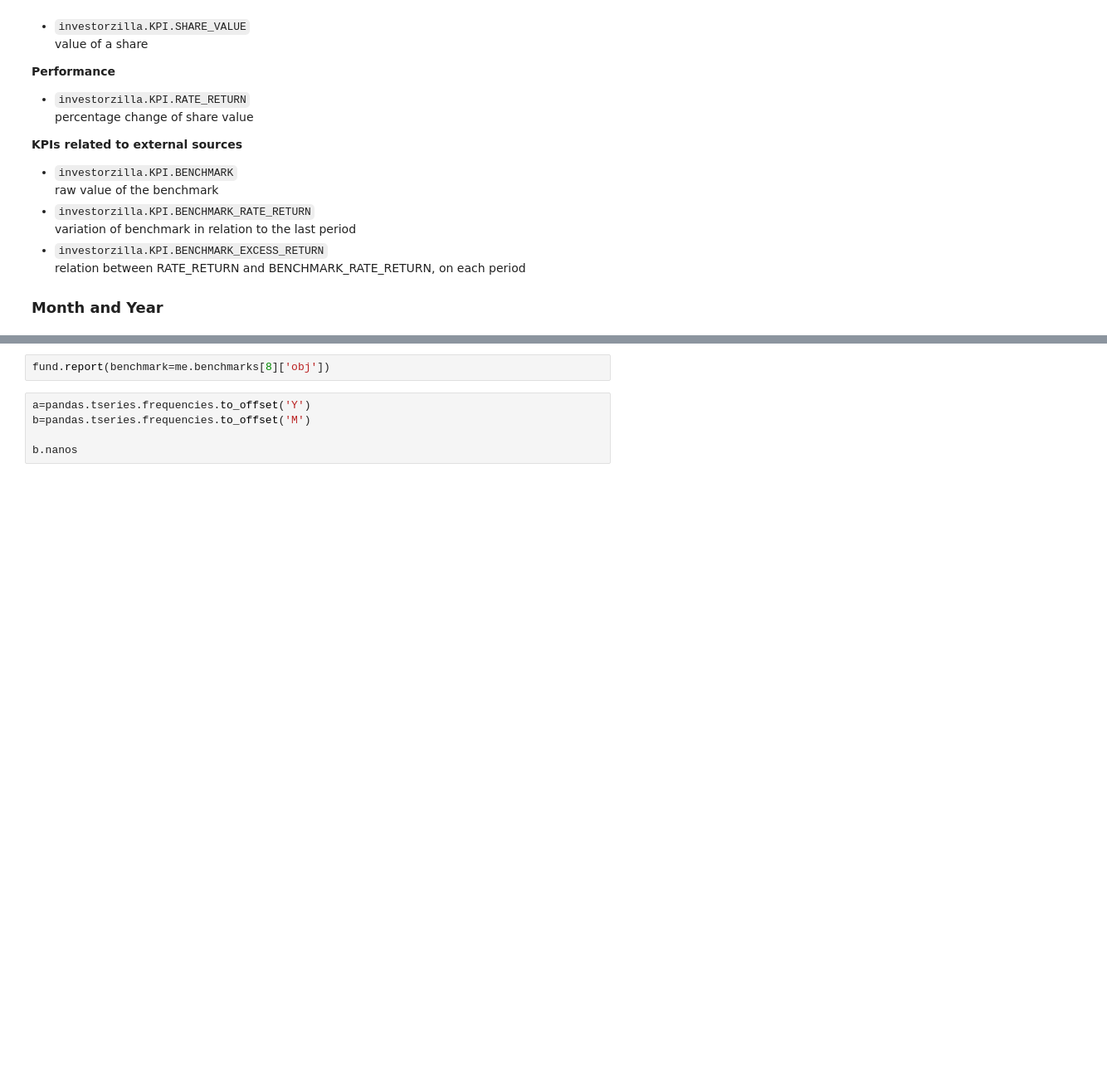
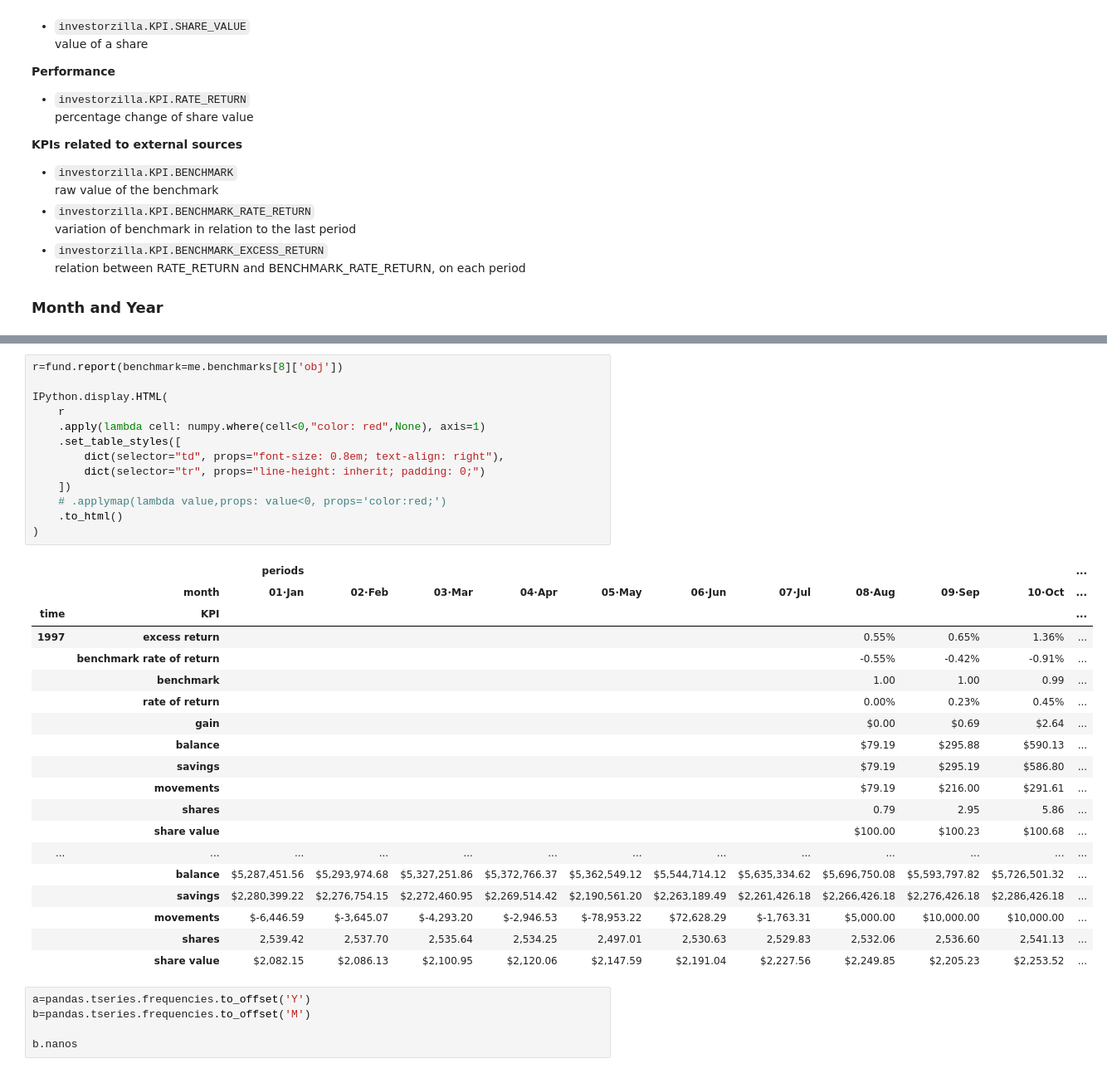
Before and after one commit to avibrazil/investorzilla, a Jupyter notebook: notebooks/investor.ipynb, the cells around one changed output, grey strips where cells are left out. Shown at 83% size. Saved outputs shown, nothing was run; the diff lists cells and outputs as text; blank space fills up the shorter version.

```diff
--- a/notebooks/investor.ipynb
+++ b/notebooks/investor.ipynb
@@ -175,5 +259,36 @@ fund.periodicReport('Y')
 # %%
-fund.report(benchmark=me.benchmarks[8]['obj'])
+r=fund.report(benchmark=me.benchmarks[8]['obj'])
+
+IPython.display.HTML(
+    r
+    .apply(lambda cell: numpy.where(cell<0,"color: red",None), axis=1)
+    .set_table_styles([
+        dict(selector="td", props="font-size: 0.8em; text-align: right"),
+        dict(selector="tr", props="line-height: inherit; padding: 0;")
+    ])
+    # .applymap(lambda value,props: value<0, props='color:red;')
+    .to_html()
+)
+# %% [output]
+|  |  | periods |  |  |  |  |  |  |  |  |  | ... |
+|  | month | 01·Jan | 02·Feb | 03·Mar | 04·Apr | 05·May | 06·Jun | 07·Jul | 08·Aug | 09·Sep | 10·Oct | ... |
+| time | KPI |  |  |  |  |  |  |  |  |  |  | ... |
+| 1997 | excess return |  |  |  |  |  |  |  | 0.55% | 0.65% | 1.36% | ... |
+|  | benchmark rate of return |  |  |  |  |  |  |  | -0.55% | -0.42% | -0.91% | ... |
+|  | benchmark |  |  |  |  |  |  |  | 1.00 | 1.00 | 0.99 | ... |
+|  | rate of return |  |  |  |  |  |  |  | 0.00% | 0.23% | 0.45% | ... |
+|  | gain |  |  |  |  |  |  |  | $0.00 | $0.69 | $2.64 | ... |
+|  | balance |  |  |  |  |  |  |  | $79.19 | $295.88 | $590.13 | ... |
+|  | savings |  |  |  |  |  |  |  | $79.19 | $295.19 | $586.80 | ... |
+|  | movements |  |  |  |  |  |  |  | $79.19 | $216.00 | $291.61 | ... |
+|  | shares |  |  |  |  |  |  |  | 0.79 | 2.95 | 5.86 | ... |
+|  | share value |  |  |  |  |  |  |  | $100.00 | $100.23 | $100.68 | ... |
+| ... | ... | ... | ... | ... | ... | ... | ... | ... | ... | ... | ... | ... |
+|  | balance | $5,287,451.56 | $5,293,974.68 | $5,327,251.86 | $5,372,766.37 | $5,362,549.12 | $5,544,714.12 | $5,635,334.62 | $5,696,750.08 | $5,593,797.82 | $5,726,501.32 | ... |
+|  | savings | $2,280,399.22 | $2,276,754.15 | $2,272,460.95 | $2,269,514.42 | $2,190,561.20 | $2,263,189.49 | $2,261,426.18 | $2,266,426.18 | $2,276,426.18 | $2,286,426.18 | ... |
+|  | movements | $-6,446.59 | $-3,645.07 | $-4,293.20 | $-2,946.53 | $-78,953.22 | $72,628.29 | $-1,763.31 | $5,000.00 | $10,000.00 | $10,000.00 | ... |
+|  | shares | 2,539.42 | 2,537.70 | 2,535.64 | 2,534.25 | 2,497.01 | 2,530.63 | 2,529.83 | 2,532.06 | 2,536.60 | 2,541.13 | ... |
+|  | share value | $2,082.15 | $2,086.13 | $2,100.95 | $2,120.06 | $2,147.59 | $2,191.04 | $2,227.56 | $2,249.85 | $2,205.23 | $2,253.52 | ... |
 # %%
 a=pandas.tseries.frequencies.to_offset('Y')
 b=pandas.tseries.frequencies.to_offset('M')
```
Also changed, not shown: parts of 8 cells of this notebook.
